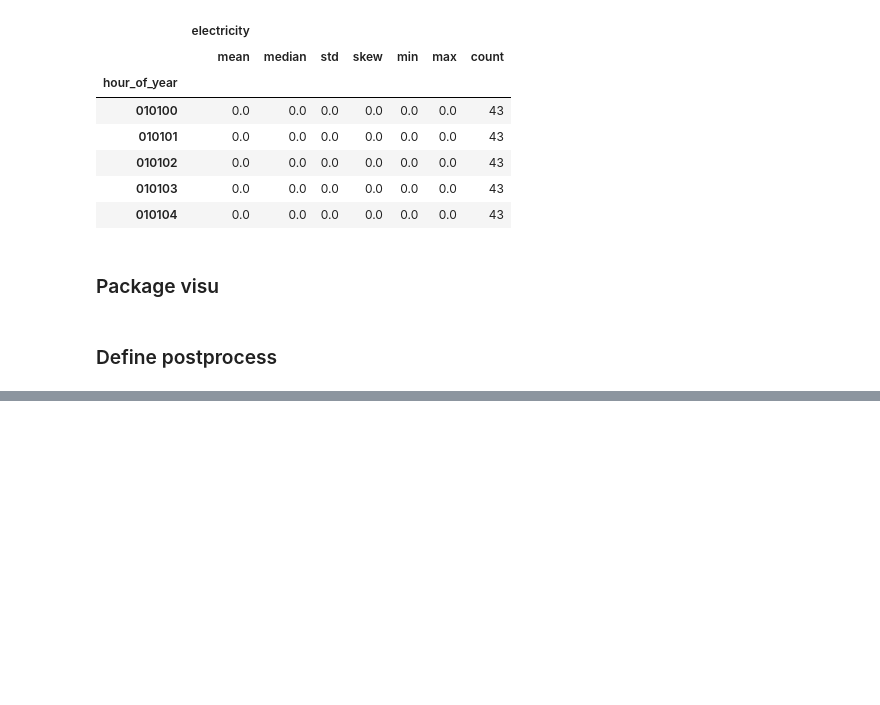
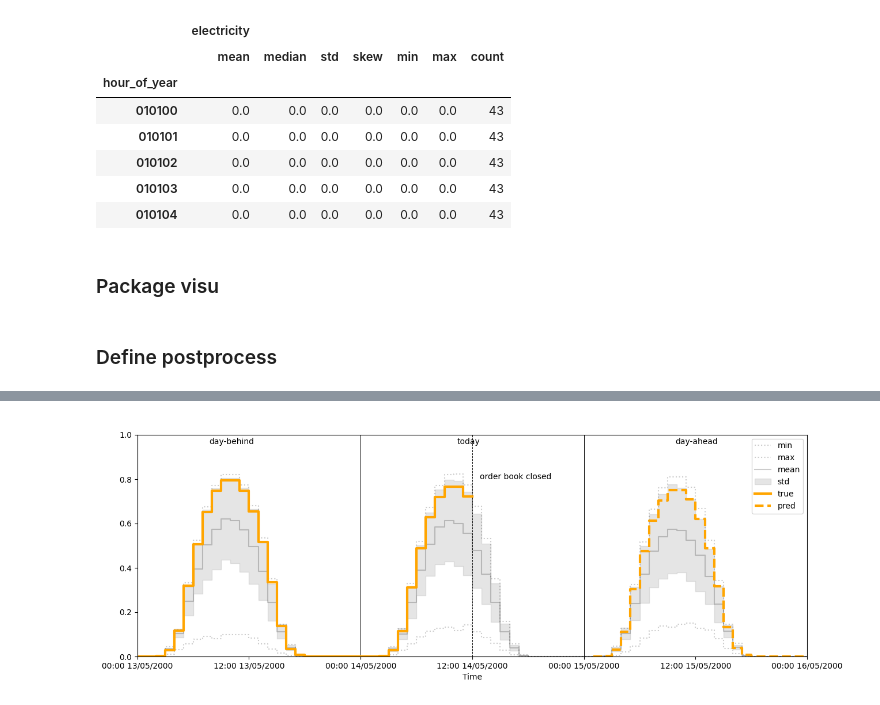
Before and after one commit to jerome-roeser/advanced-power-forecast, a Jupyter notebook: notebooks/hoernsch.ipynb, the cells around one changed output, grey strips where cells are left out. Drawn from its saved outputs; the diff is of its cells as text; code cells hidden in the pictures; blank space fills up the shorter version.

Commit message:
api response to visu is correct

```diff
--- a/notebooks/hoernsch.ipynb
+++ b/notebooks/hoernsch.ipynb
@@ -616,0 +621,17 @@ def get_plot_data(
+# %%
+today = '2000-05-15' # would come from streamlit user
+
+# make api call
+base_url = "http://127.0.0.1:8000"
+# visualisation
+params_visu ={
+    'input_date':today,
+    'power_source': 'pv'
+    }
+
+endpoint_visu = "/visualisation"
+url_visu = f"{base_url}{endpoint_visu}"
+response_visu = requests.get(url_visu, params_visu).json()
+# %%
+plot_df = pd.DataFrame.from_dict(response_visu)
+plot_df.head()
@@ -616,0 +645,61 @@ def get_plot_data(
+# %%
+
+plot_df.utc_time = pd.to_datetime(plot_df.utc_time,utc=True)
+
+fig, ax = plt.subplots(figsize=(15,5))
+
+time = plot_df.utc_time.values
+
+sep_future = today_timestamp
+sep_past = today_timestamp - pd.Timedelta(days=1)
+sep_order = today_timestamp - pd.Timedelta(hours=12)
+
+# time
+ax.axvline(sep_past, color='k', linewidth=0.7)
+ax.axvline(sep_future, color='k', linewidth=0.7)
+#ax.axvline(sep_order, color='k', linewidth=0.7, linestyle='--')
+ax.vlines(sep_order, ymin=0, ymax=100, color='k', linewidth=0.7, linestyle='--')
+
+# stats
+alpha_stats = 0.2
+ax.step(time, plot_df['min'].values, where='pre',
+        color='k', linestyle=':', alpha=alpha_stats, label='min')
+ax.step(time, plot_df['max'].values, where='pre',
+        color='k', linestyle=':', alpha=alpha_stats, label='max')
+ax.step(time, plot_df['mean'].values, where='pre',
+        color='k', linestyle='-', alpha=alpha_stats, label='mean')
+
+lower_bound = plot_df['mean'].values - 1 * plot_df['std'].values
+upper_bound = plot_df['mean'].values + 1 * plot_df['std'].values
+ax.fill_between(time, lower_bound, upper_bound, step='pre',
+                color='gray',
+                alpha=alpha_stats,
+                label='std')
+
+# true
+current = 37 # current production data
+ax.step(time[:current], plot_df.electricity.values[:current], where='pre',
+        color='orange', linewidth=3, label='true')
+
+# prediction
+hori = -24
+ax.step(time[hori:], plot_df.pred.values[hori:], where='pre',
+        color='orange', linewidth=3, linestyle='--', label='pred')
+
+# date ticks
+ax.xaxis.set_major_locator(dates.HourLocator(byhour=range(24), interval=12, tz='UTC'))
+ax.xaxis.set_major_formatter(dates.DateFormatter('%H:%M %d/%m/%Y'))
+
+ax.set_xlim(today_timestamp - pd.Timedelta(days=2), today_timestamp + pd.Timedelta(days=1))
+ax.set_ylim(0,1.0)
+ax.set_xlabel('Time')
+#ax.set_ylabel('Capacity factor in %')
+
+ax.annotate('day-ahead',(0.77,0.9), xycoords='subfigure fraction')
+ax.annotate('today',(0.48,0.9), xycoords='subfigure fraction')
+ax.annotate('day-behind',(0.15,0.9), xycoords='subfigure fraction')
+ax.annotate('order book closed',(0.51,0.77), xycoords='subfigure fraction')
+
+ax.legend();
+# %% [output]
+[figure, added]
```
Also changed, not shown: parts of 3 cells of this notebook, 2 other files.
